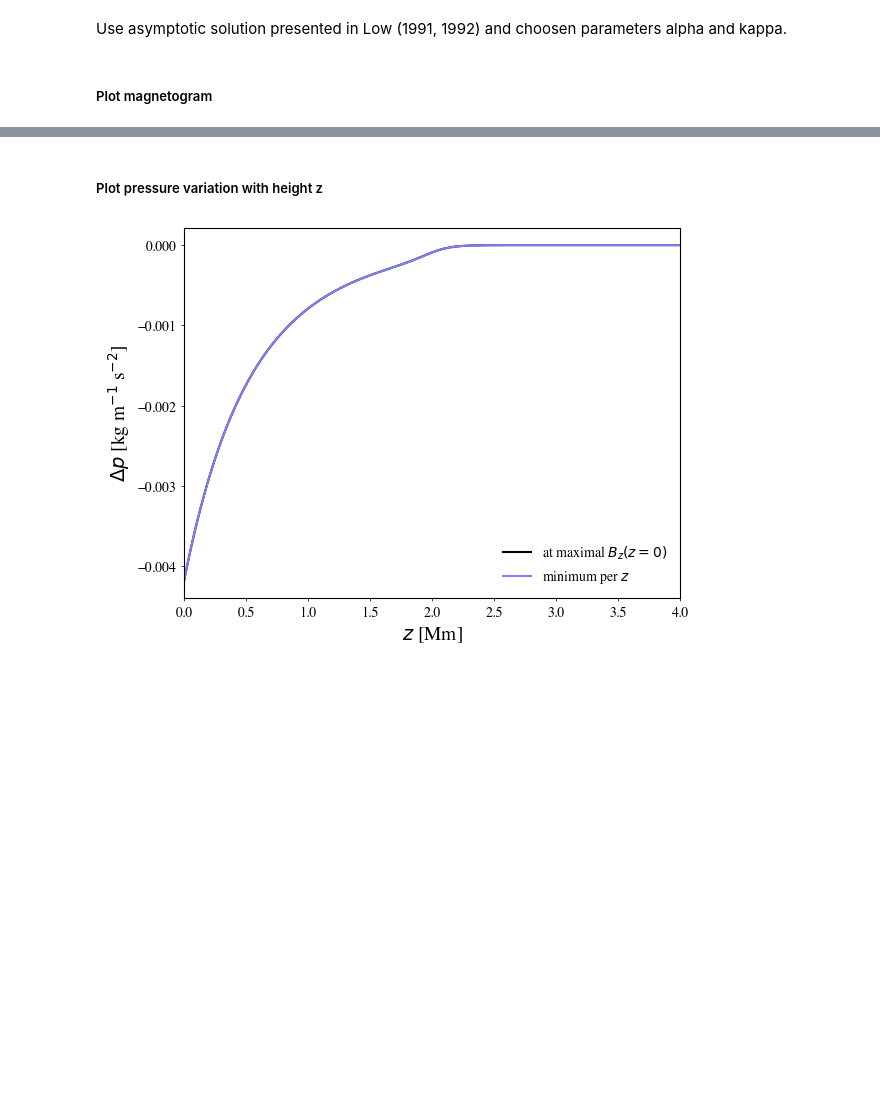
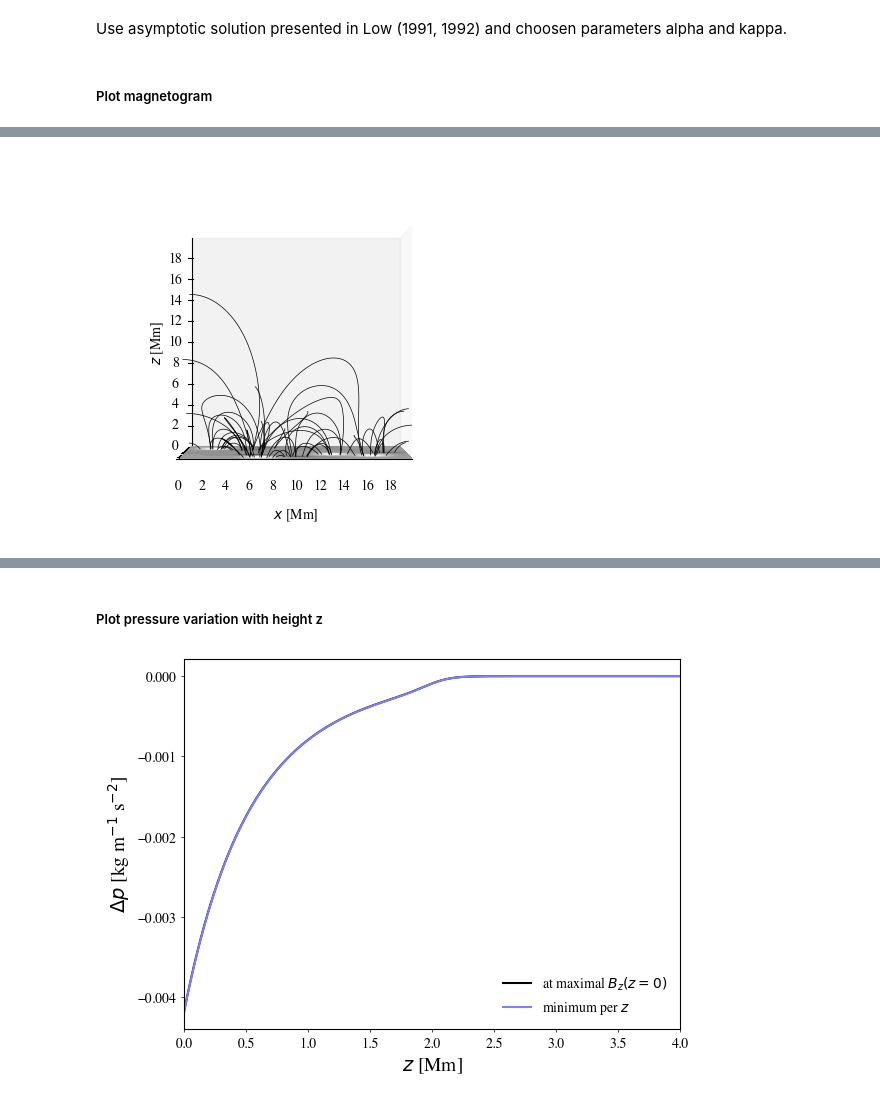
Before and after one commit to LMNadol/MHSXtraPy, a Jupyter notebook: notebooks/example-analytical-bc.ipynb, the cells around one changed output, grey strips where cells are left out. Saved outputs shown, nothing was run; the diff lists cells and outputs as text; code cells hidden in the pictures; blank space fills up the shorter version.

```diff
--- a/notebooks/example-analytical-bc.ipynb
+++ b/notebooks/example-analytical-bc.ipynb
@@ -123,0 +125,4 @@ plot_magnetogram_3D(data3d, view="los", footpoints="active-regions")
+# %%
+plot_magnetogram_3D(data3d_NW, view="side", footpoints="active-regions")
+# %% [output]
+[figure, added]
```
Also changed, not shown: parts of 7 cells of this notebook, 5 other files.
